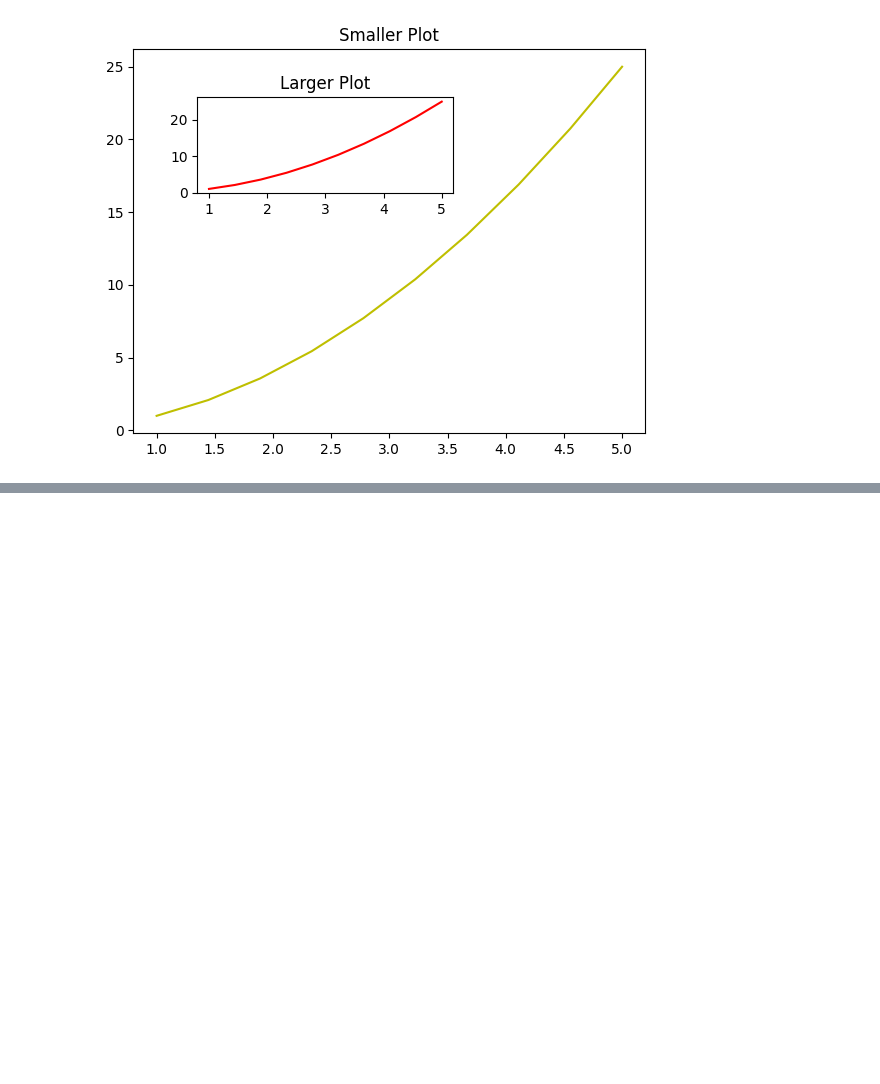
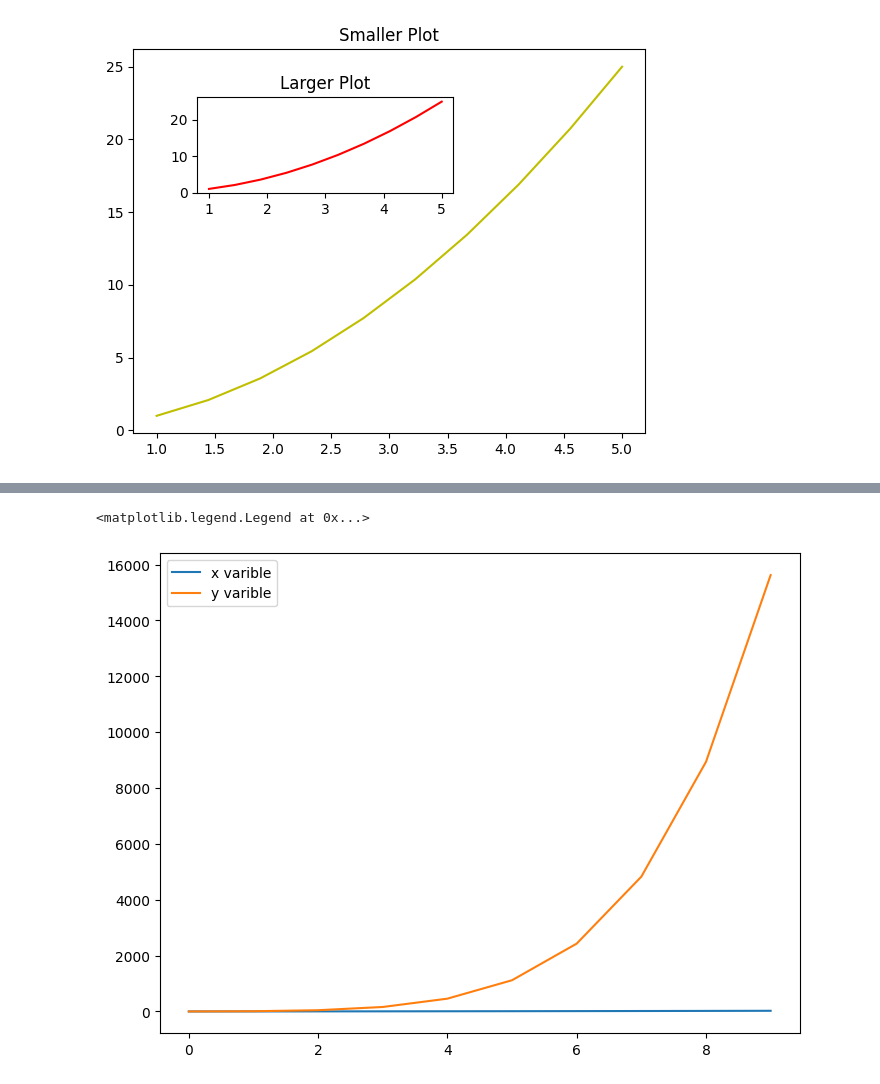
Before and after one commit to 01puneet/visualisation, a Jupyter notebook: matplot.ipynb, the cells around one changed output, grey strips where cells are left out. Cells and saved outputs as stored; diff of their text form; code cells hidden in the pictures; blank space fills up the shorter version.

```diff
--- a/matplot.ipynb
+++ b/matplot.ipynb
@@ -88,0 +113,11 @@ axes[1].plot(x,y)
+# %%
+#Legend
+fig = p.figure()
+ax=fig.add_axes([0,0,1,1])
+ax.plot(x**2, label="x varible") #label is a legend here
+ax.plot(y**3, label="y varible")
+
+ax.legend(loc=10)#add this to use legend
+# %% [output]
+<matplotlib.legend.Legend at 0x...>
+[figure, added]
```
Also changed, not shown: parts of 4 cells of this notebook.
